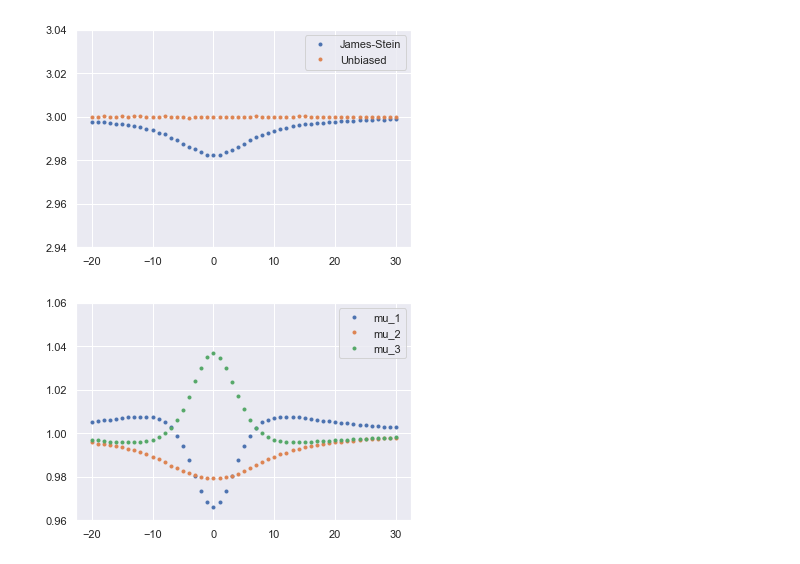
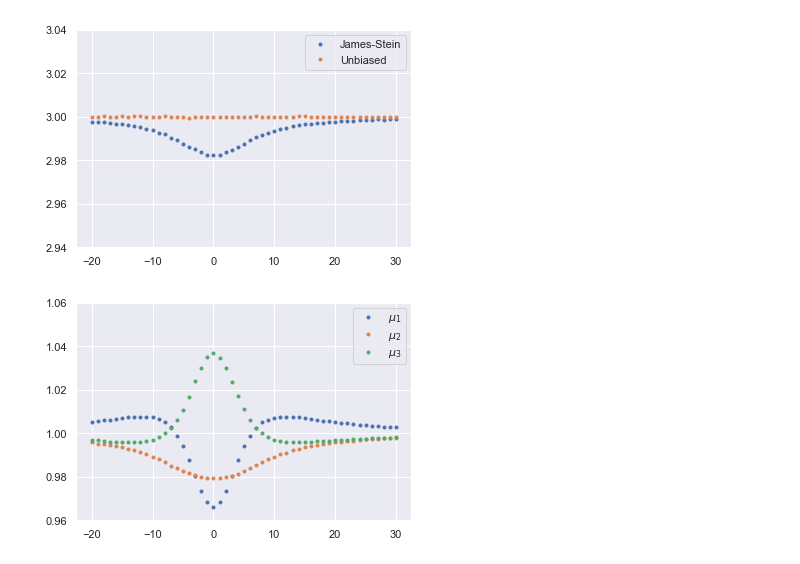
Before and after one commit to masakiaota/study, a Jupyter notebook: for_my_study/SteinsParadox.ipynb, the cells around one changed output. Cells and saved outputs as stored; diff of their text form; code cells hidden in the pictures.

```diff
--- a/for_my_study/SteinsParadox.ipynb
+++ b/for_my_study/SteinsParadox.ipynb
@@ -122,10 +122,10 @@ plt.legend();
 # %% [output]
 [figure]
 # %%
-plt.plot(mu1,result_js[:,0],marker='.',linestyle='None',label='mu_1')
-plt.plot(mu1,result_js[:,1],marker='.',linestyle='None',label='mu_2')
-plt.plot(mu1,result_js[:,2],marker='.',linestyle='None',label='mu_3')
+plt.plot(mu1,result_js[:,0],marker='.',linestyle='None',label='$\mu_1$')
+plt.plot(mu1,result_js[:,1],marker='.',linestyle='None',label='$\mu_2$')
+plt.plot(mu1,result_js[:,2],marker='.',linestyle='None',label='$\mu_3$')
 plt.ylim(0.96,1.06)
 plt.legend();
 # %% [output]
-[figure, old version]
+[figure, new version]
```
